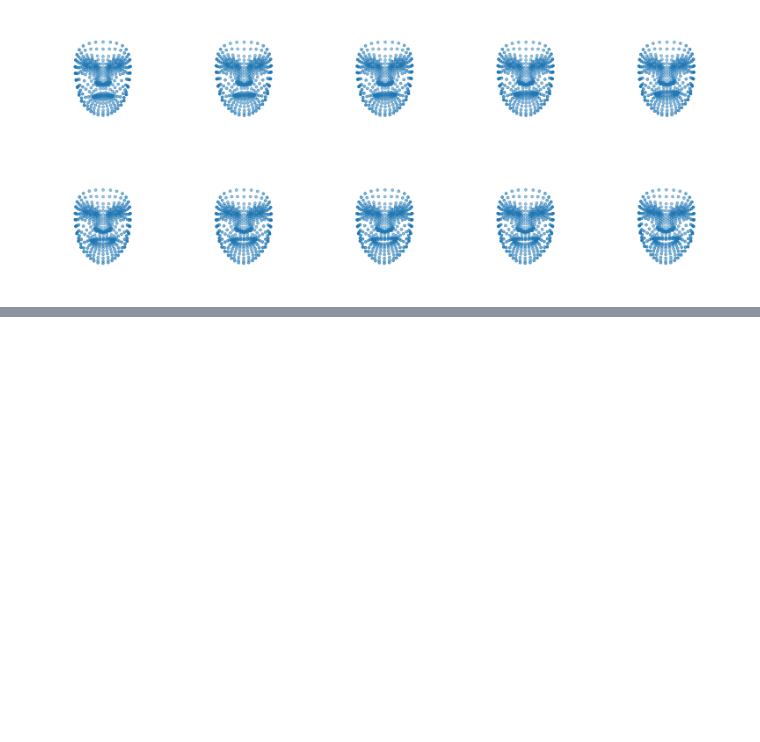
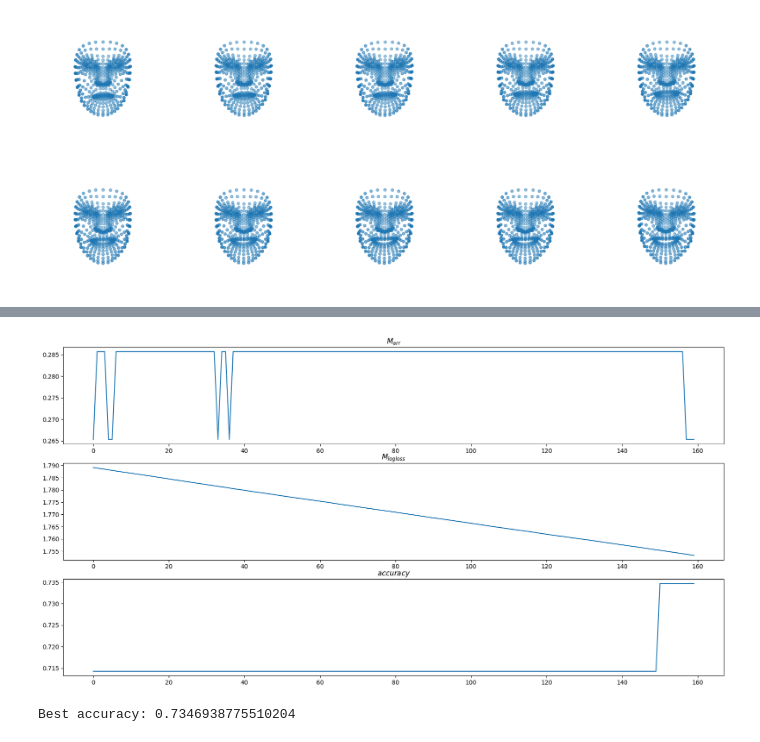
Before and after one commit to 21repierre/challenge_data, a Jupyter notebook: henri.ipynb, the cells around one changed output, grey strips where cells are left out. Saved outputs shown, nothing was run; the diff lists cells and outputs as text; code cells hidden in the pictures; blank space fills up the shorter version.

Commit message:
RandomForest 80%, Boosting 77%

```diff
--- a/henri.ipynb
+++ b/henri.ipynb
@@ -338,0 +469,37 @@ Random Forest accuracy: 0.7704918032786885
+# %%
+from tqdm.notebook import trange
+import matplotlib.pyplot as plt
+
+b = best_trial.metrics['model'] if best_trial is not None else None
+merrs = []
+mloglosss = []
+accs = []
+
+# Train a few times the same model and save the error, log loss and accuracy
+for _ in trange(16):
+    b, acc, res = train_boost_genre({
+        'params': best_trial.config['params'],
+        "early_stopping_rounds": best_trial.config['early_stopping_rounds'],
+        'model': b
+    })
+    merrs.extend(res['eval']['merror'])
+    mloglosss.extend(res['eval']['mlogloss'])
+    accs.extend([acc] * len(res['eval']['mlogloss']))
+
+# Plot the 3 curves and find the best accuracy
+fig = plt.figure(figsize=(20, 10))
+fig.add_subplot(3, 1, 1)
+plt.plot(merrs)
+plt.title('$M_{err}$')
+fig.add_subplot(3, 1, 2)
+plt.plot(mloglosss)
+plt.title('$M_{logloss}$')
+fig.add_subplot(3, 1, 3)
+plt.plot(accs)
+plt.title('$accuracy$')
+plt.show()
+
+print(f"Best accuracy: {max(accs)}")
+# %% [output]
+[figure, added]
+Best accuracy: 0.7346938775510204
```
Also changed, not shown: parts of 9 cells of this notebook.
